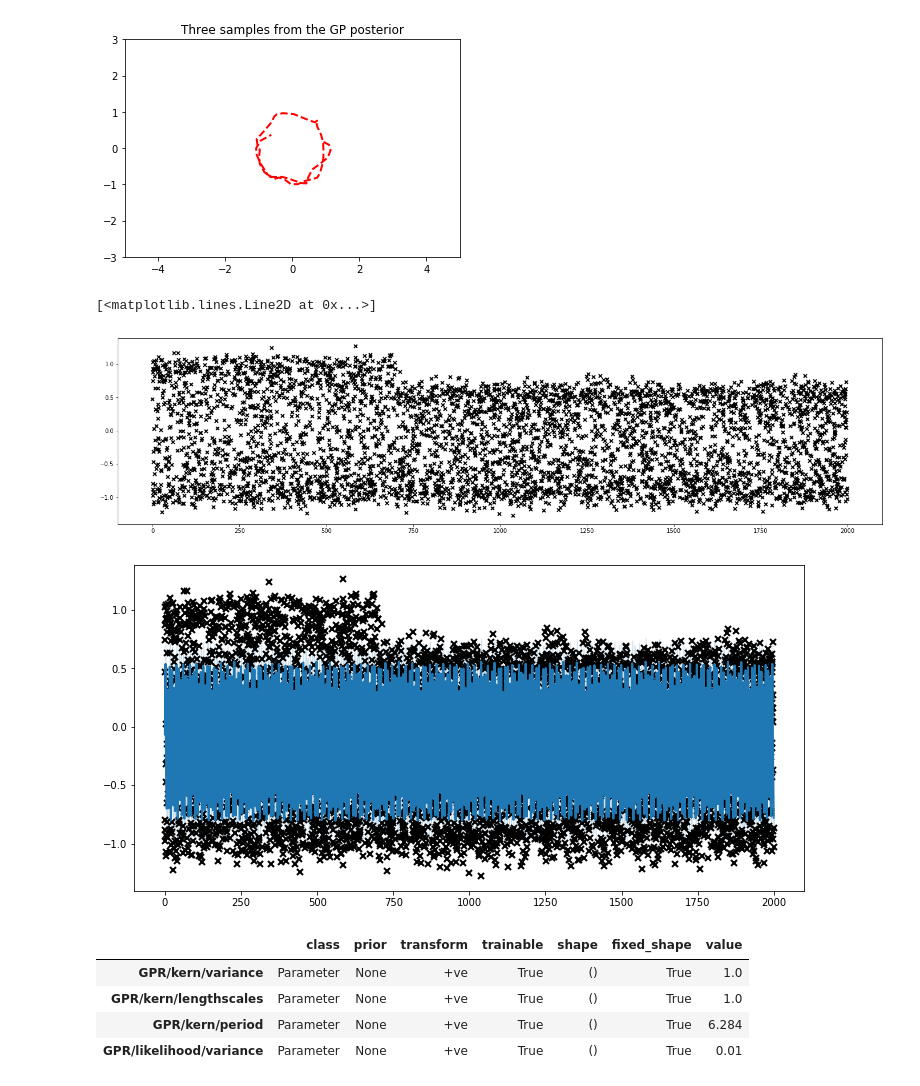
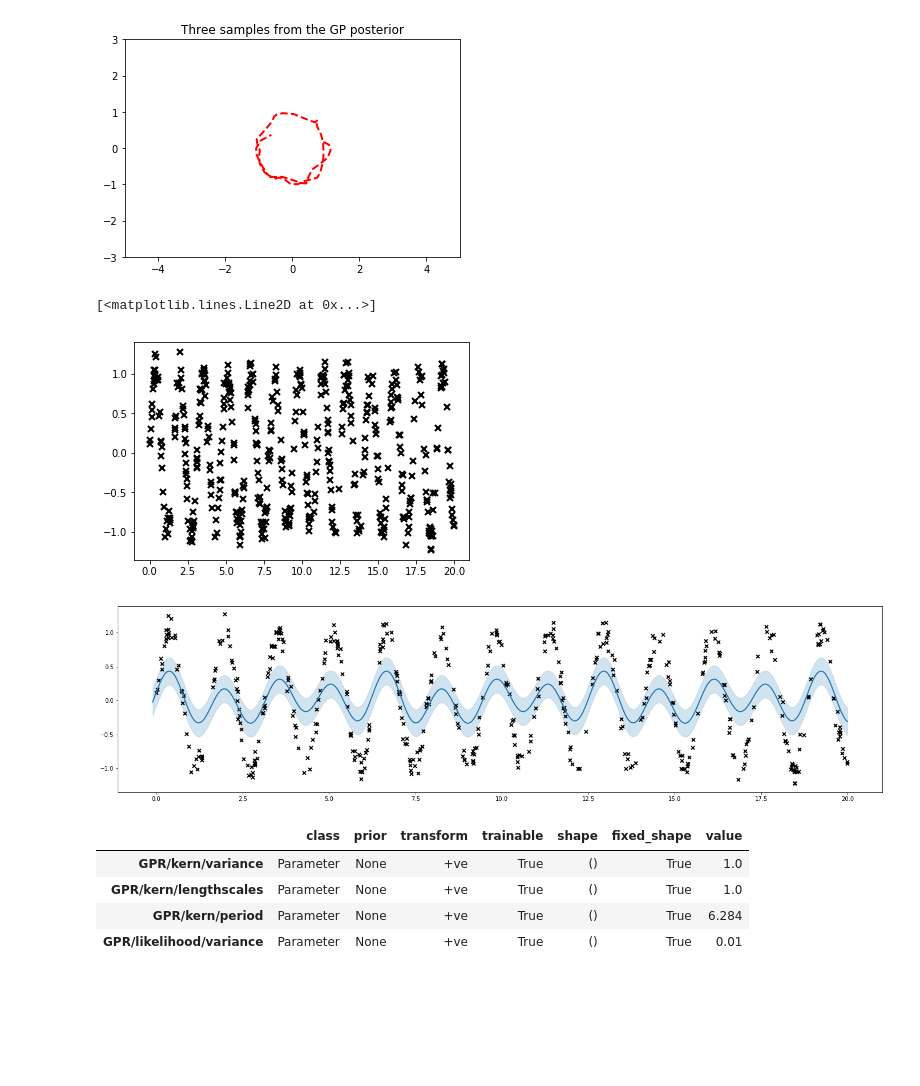
Before and after one commit to ctorney/gp_shift, a Jupyter notebook: analysis/test_area.ipynb, the cells around one changed output. Saved outputs shown, nothing was run; the diff lists cells and outputs as text; code cells hidden in the pictures; blank space fills up the shorter version.

```diff
--- a/analysis/test_area.ipynb
+++ b/analysis/test_area.ipynb
@@ -97,13 +97,13 @@ import matplotlib
 matplotlib.rcParams['figure.figsize'] = (24, 6)
 plt = matplotlib.pyplot
 # %%
-N = 5000
-X = 2000*np.random.rand(N,1)
+N = 500
+X = 20*np.random.rand(N,1)
 Y = (-0.2/(1+np.exp(-(X-700)*10)))+(1-0.2/(1+np.exp(-(X-700)*10)))*np.sin(4*X) + np.random.randn(N,1)*0.1
 plt.plot(X, Y, 'kx', mew=2)
 # %% [output]
 [<matplotlib.lines.Line2D at 0x...>]
-[figure, old version]
+[figure, new version]
 # %%
 k1 = gpflow.kernels.Matern52(1, lengthscales=0.3)
 k = gpflow.kernels.Periodic(1,period=2.0*3.142, variance=1.0, lengthscales=1.0)
@@ -113,7 +116,7 @@ m.likelihood.variance = 0.01
 def plot(m):
     xx = np.linspace(-0.1, max(X), 1000).reshape(1000, 1)
     mean, var = m.predict_y(xx)
-    plt.figure(figsize=(12, 6))
+    plt.figure(figsize=(24, 6))
     plt.plot(X, Y, 'kx', mew=2)
     plt.plot(xx, mean, 'C0', lw=2)
     plt.fill_between(xx[:,0],
@@ -124,7 +127,7 @@ def plot(m):
 
 plot(m)
 # %% [output]
-[figure, old version]
+[figure, new version]
 # %%
 m.as_pandas_table()
 # %% [output]
```
Also changed, not shown: parts of 2 cells of this notebook.
